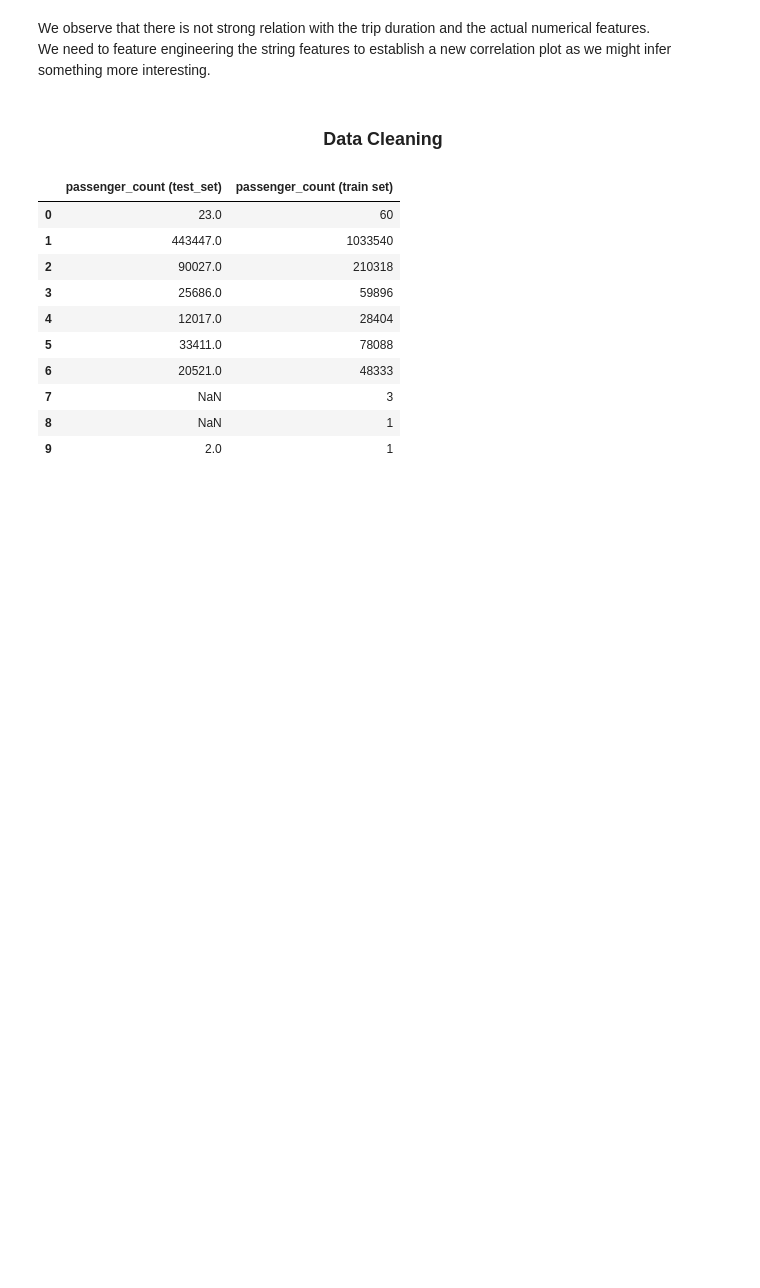
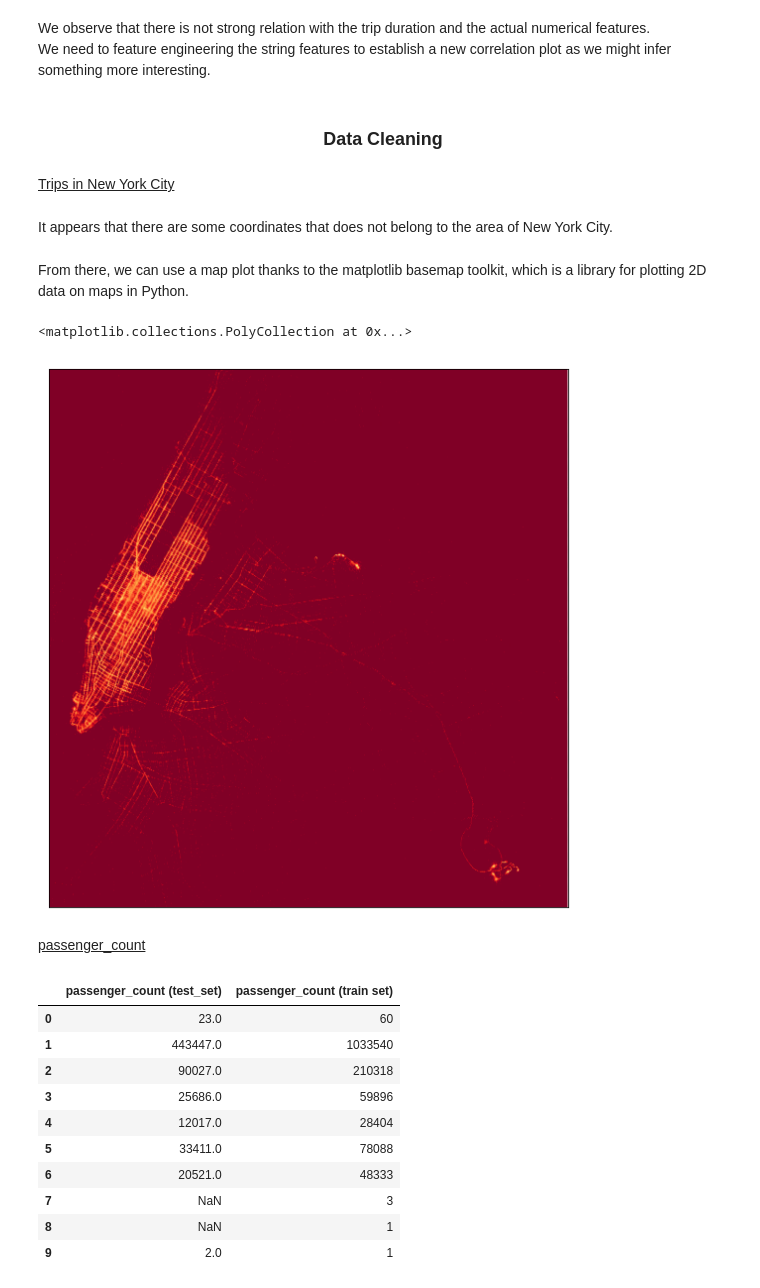
Before and after one commit to MelanVijayaratnam/Kaggle-nb, a Jupyter notebook: Taxi/Taxi.ipynb, the cells around one changed output. Saved outputs shown, nothing was run; the diff lists cells and outputs as text; code cells hidden in the pictures; blank space fills up the shorter version.

Commit message:
Add a map with Basemap library

```diff
--- a/Taxi/Taxi.ipynb
+++ b/Taxi/Taxi.ipynb
@@ -200,6 +205,42 @@ We observe that there is not strong relation with the trip duration and the actu
 We need to feature engineering the string features to establish a new correlation plot as we might infer something more interesting.
 # %% [markdown]
 <h3 style="text-align:center">Data Cleaning</h3>
+# %% [markdown]
+<u>Trips in New York City</u>
+# %% [markdown]
+It appears that there are some coordinates that does not belong to the area of New York City.
+# %%
+west, south, east, north = -74.03, 40.63, -73.75, 40.85
+
+# Ensuring pickup coordinates are within New York City
+train_df = train_df[(train_df['pickup_latitude'] > south) & \
+                    (train_df['pickup_latitude'] < north)]
+train_df = train_df[(train_df['pickup_longitude'] > west) & \
+                    (train_df['pickup_longitude'] < east)]
+
+# Ensuring dropoff coordinates are within New York City
+train_df = train_df[(train_df['dropoff_latitude'] > south) & \
+                    (train_df['dropoff_latitude'] < north)]
+train_df = train_df[(train_df['dropoff_longitude'] > west) & \
+                    (train_df['dropoff_longitude'] < east)]
+# %% [markdown]
+From there, we can use a map plot thanks to the matplotlib basemap toolkit, which is a library for plotting 2D data on maps in Python.
+# %%
+fig = plt.figure(figsize=(12,10))
+ax = fig.add_subplot(111)
+m = Basemap(projection='merc', llcrnrlat=south, \
+            urcrnrlat=north, llcrnrlon=west, \
+            urcrnrlon=east, lat_ts=south, \
+            resolution='i')
+x, y = m(train_df['pickup_longitude'].values, \
+         train_df['pickup_latitude'].values)
+m.hexbin(x, y, gridsize=1000, \
+        bins = 'log', cmap=cm.YlOrRd_r)
+# %% [output]
+<matplotlib.collections.PolyCollection at 0x...>
+[figure, added]
+# %% [markdown]
+<u>passenger_count</u>
 # %%
 pd.DataFrame( {'passenger_count (train set)': train_df['passenger_count'].value_counts(),
               'passenger_count (test_set)' : test_df['passenger_count'].value_counts()} )
```
Also changed, not shown: parts of 5 cells of this notebook.
